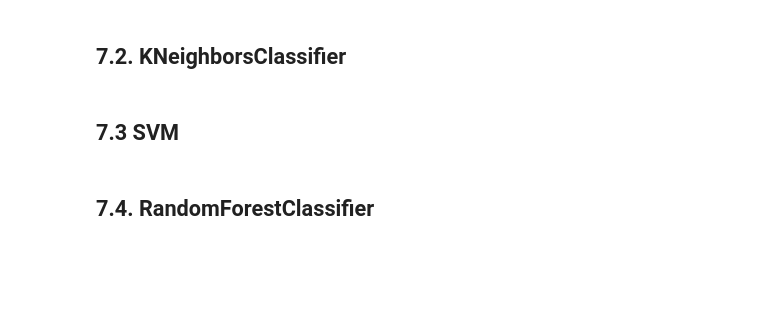
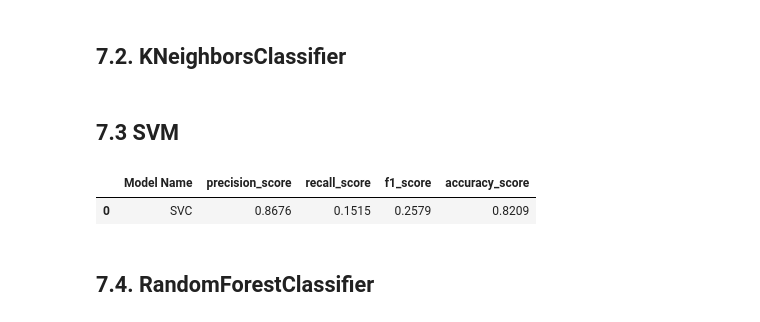
Before and after one commit to cidosjr/churn-prediction, a Jupyter notebook: notebooks/c07-model_training_metrics.ipynb, the cells around one changed output. Drawn from its saved outputs; the diff is of its cells as text; code cells hidden in the pictures; blank space fills up the shorter version.

```diff
--- a/notebooks/c07-model_training_metrics.ipynb
+++ b/notebooks/c07-model_training_metrics.ipynb
@@ -747,10 +793,15 @@ plt.show();
 # %%
-selected_cols = ['age', 'estimated_salary', 'credit_score', 'num_of_products', 'balance', 'tenure', 'age_group', 'is_active_member']
+selected_cols = ['num_of_products',
+                 'age',
+                 'age_group',
+                 'balance',
+                 'credit_score',
+                 'estimated_salary']
 # %% [markdown]
 # 7.0. Model Tranning
 # %%
-# X_train = X_train[selected_cols]
-# X_val = X_val[selected_cols]
+X_train = X_train[selected_cols]
+X_val = X_val[selected_cols]
 # %% [markdown]
 ## 7.1. DummyClassifier
 # %%
@@ -790,29 +841,33 @@ result_knn = performance_metrics_cv( model_knn, X_train, y_train, 'KNeighborsCla
 ## 7.3 SVM
 # %%
 # model definition
-model_svm = svm.SVC(C=1.0,
+model_svm = svm.SVC(C=10.0,
                     kernel='rbf',
                     degree=3,
                     gamma='scale',
                     coef0=0.0,
                     shrinking=True,
                     probability=False,
                     tol=0.001,
                     cache_size=200,
                     class_weight=None,
                     verbose=False,
                     max_iter=-1,
                     decision_function_shape='ovr',
                     break_ties=False,
                     random_state=42)
 # model fit
 model_svm.fit( X_train, y_train )
 
 # model predict
 yhat_svm = model_svm.predict( X_val )
 
 # model performance
-result_svm = performance_metrics_cv( model_svm, X_train, y_train, 'SVC', cv=3 )
+result_svm = performance_metrics_cv( model_svm, X_train, y_train, 'SVC', cv=5 )
+result_svm
+# %% [output]
+|  | Model Name | precision_score | recall_score | f1_score | accuracy_score |
+| 0 | SVC | 0.8676 | 0.1515 | 0.2579 | 0.8209 |
 # %% [markdown]
 ## 7.4. RandomForestClassifier
 # %%
```
Also changed, not shown: parts of 18 cells of this notebook.
